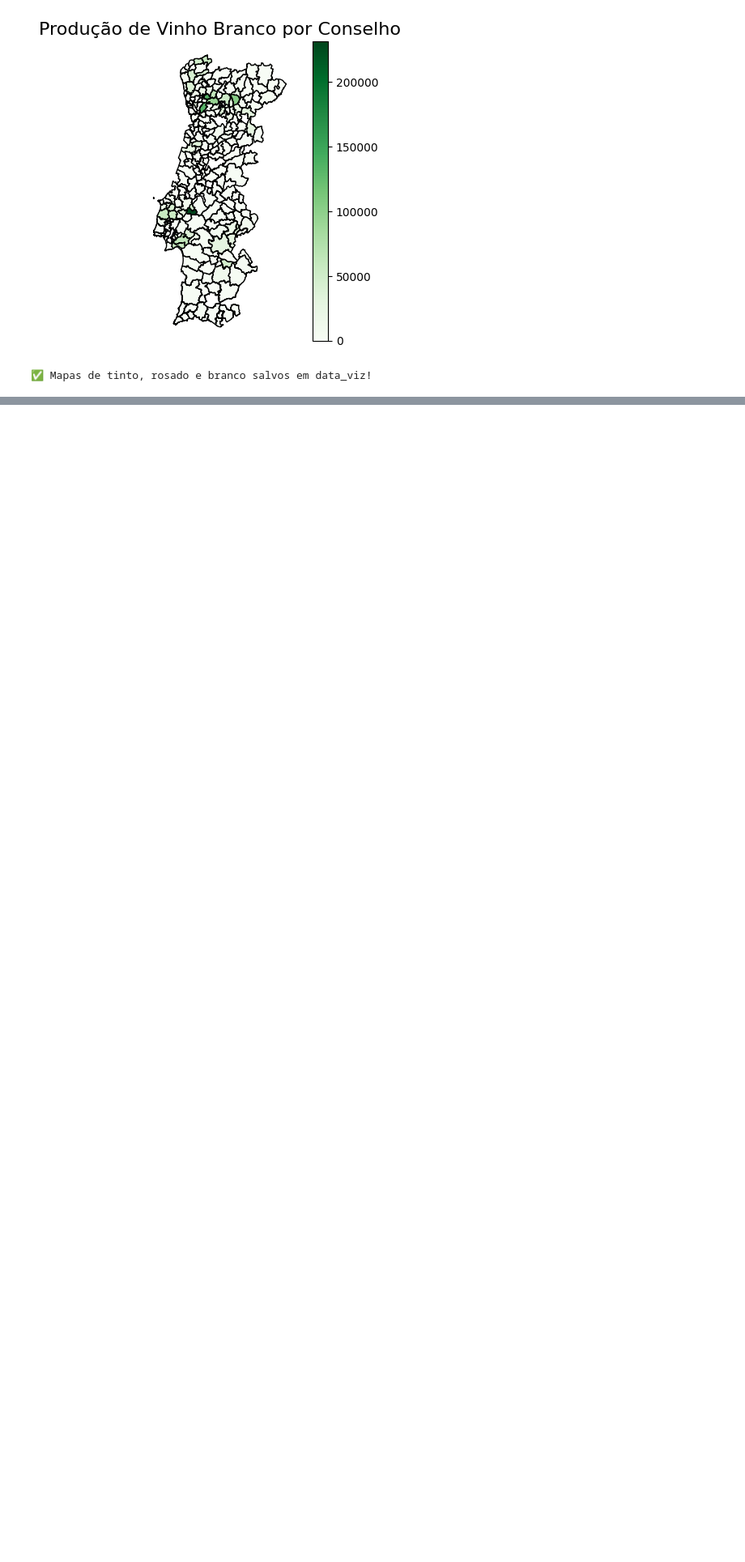
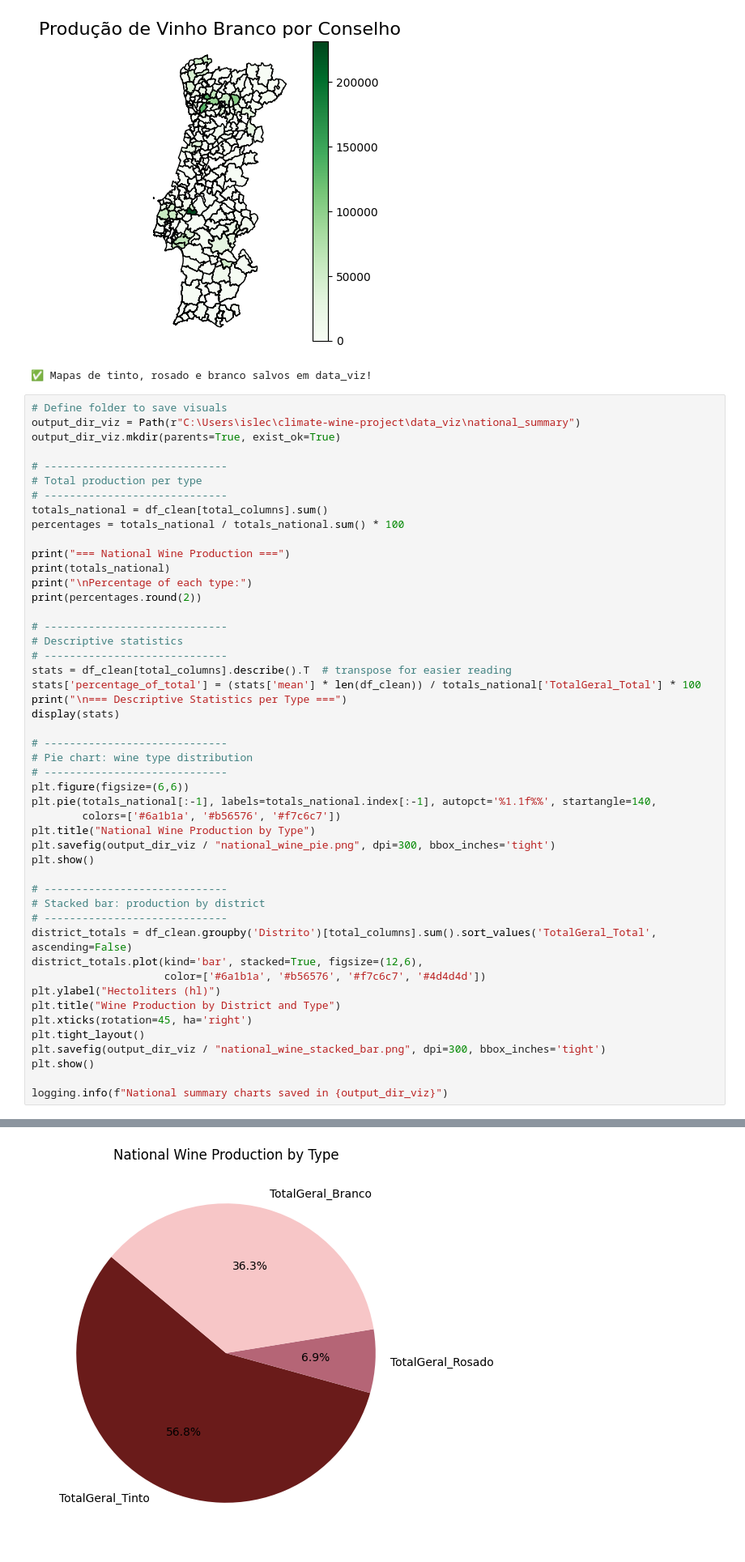
Before and after one commit to FernandaChacara/climate-wine-project, a Jupyter notebook: notebooks/01_data_raw.ipynb, the cells around one changed output, grey strips where cells are left out. Shown: that part at 81% size. Drawn from its saved outputs; the diff is of its cells as text; blank space fills up the shorter version.

```diff
--- a/notebooks/01_data_raw.ipynb
+++ b/notebooks/01_data_raw.ipynb
@@ -378,3 +497,52 @@ print("✅ Mapas de tinto, rosado e branco salvos em data_viz!")
 <Figure size 1200x1200 with 0 Axes>
 [figure]
 ✅ Mapas de tinto, rosado e branco salvos em data_viz!
+# %%
+# Define folder to save visuals
+output_dir_viz = Path(r"C:\Users\islec\climate-wine-project\data_viz\national_summary")
+output_dir_viz.mkdir(parents=True, exist_ok=True)
+
+# -----------------------------
+# Total production per type
+# -----------------------------
+totals_national = df_clean[total_columns].sum()
+percentages = totals_national / totals_national.sum() * 100
+
+print("=== National Wine Production ===")
+print(totals_national)
+print("\nPercentage of each type:")
+print(percentages.round(2))
+
+# -----------------------------
+# Descriptive statistics
+# -----------------------------
+stats = df_clean[total_columns].describe().T  # transpose for easier reading
+stats['percentage_of_total'] = (stats['mean'] * len(df_clean)) / totals_national['TotalGeral_Total'] * 100
+print("\n=== Descriptive Statistics per Type ===")
+display(stats)
+
+# -----------------------------
+# Pie chart: wine type distribution
+# -----------------------------
+plt.figure(figsize=(6,6))
+plt.pie(totals_national[:-1], labels=totals_national.index[:-1], autopct='%1.1f%%', startangle=140,
+        colors=['#6a1b1a', '#b56576', '#f7c6c7'])
+plt.title("National Wine Production by Type")
+plt.savefig(output_dir_viz / "national_wine_pie.png", dpi=300, bbox_inches='tight')
+plt.show()
+
+# -----------------------------
+# Stacked bar: production by district
+# -----------------------------
+district_totals = df_clean.groupby('Distrito')[total_columns].sum().sort_values('TotalGeral_Total', ascending=False)
+district_totals.plot(kind='bar', stacked=True, figsize=(12,6),
+                     color=['#6a1b1a', '#b56576', '#f7c6c7', '#4d4d4d'])
+plt.ylabel("Hectoliters (hl)")
+plt.title("Wine Production by District and Type")
+plt.xticks(rotation=45, ha='right')
+plt.tight_layout()
+plt.savefig(output_dir_viz / "national_wine_stacked_bar.png", dpi=300, bbox_inches='tight')
+plt.show()
+
+logging.info(f"National summary charts saved in {output_dir_viz}")
+# %% [output]
@@ -380,0 +569 @@ print("✅ Mapas de tinto, rosado e branco salvos em data_viz!")
+[figure, added]
```
Also changed, not shown: parts of 8 cells of this notebook, 50 other files.
